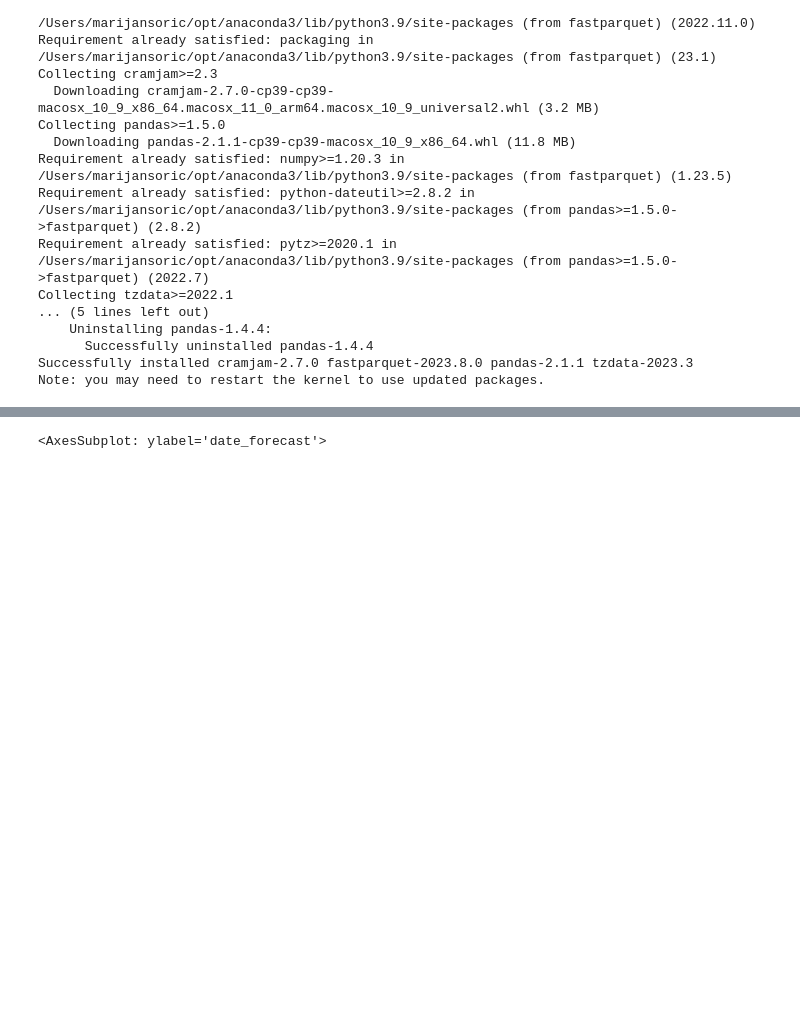
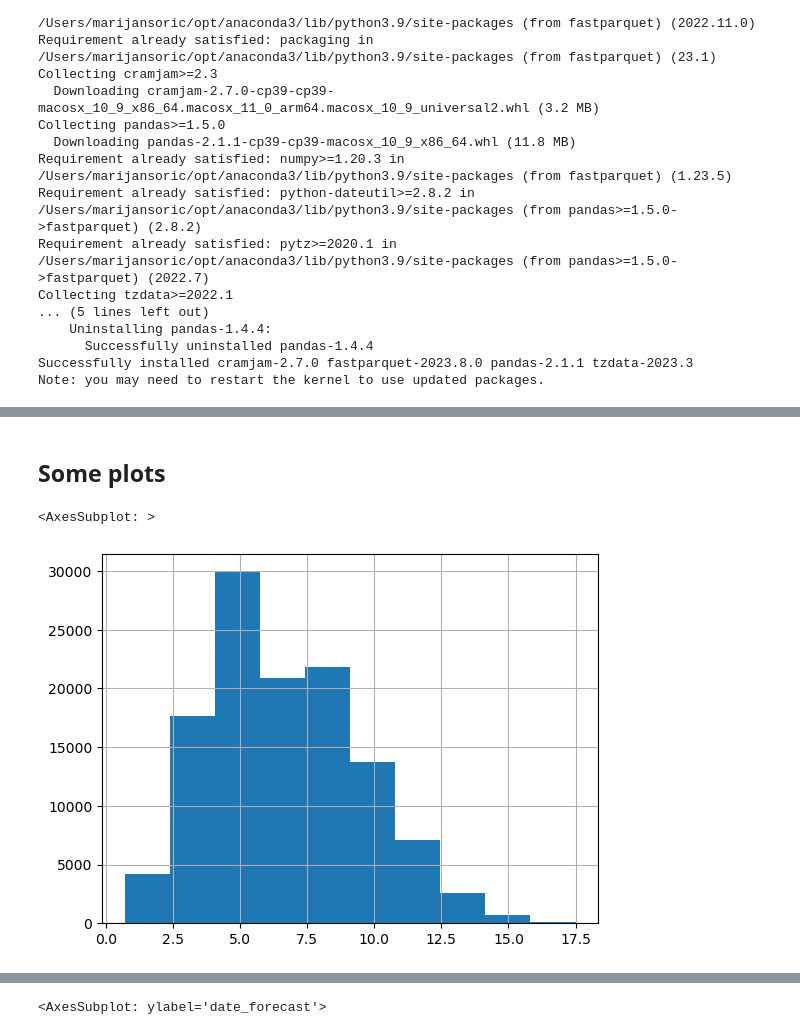
Before and after one commit to soricm/Time-Series-Forecasting-Solar-Energy-Production, a Jupyter notebook: marijan/marijan.ipynb, the cells around one changed output, grey strips where cells are left out. Drawn from its saved outputs; the diff is of its cells as text; code cells hidden in the pictures; blank space fills up the shorter version.

```diff
--- a/marijan/marijan.ipynb
+++ b/marijan/marijan.ipynb
@@ -107,0 +110,2 @@ train_a.to_csv('y_a.csv')
+# %% [markdown]
+## Some plots
@@ -107,0 +114,5 @@ train_a.to_csv('y_a.csv')
+# %%
+X_obs['absolute_humidity_2m:gm3'].loc[:].hist()
+# %% [output]
+<AxesSubplot: >
+[figure, added]
```
Also changed, not shown: parts of 38 cells of this notebook, 7 other files.
